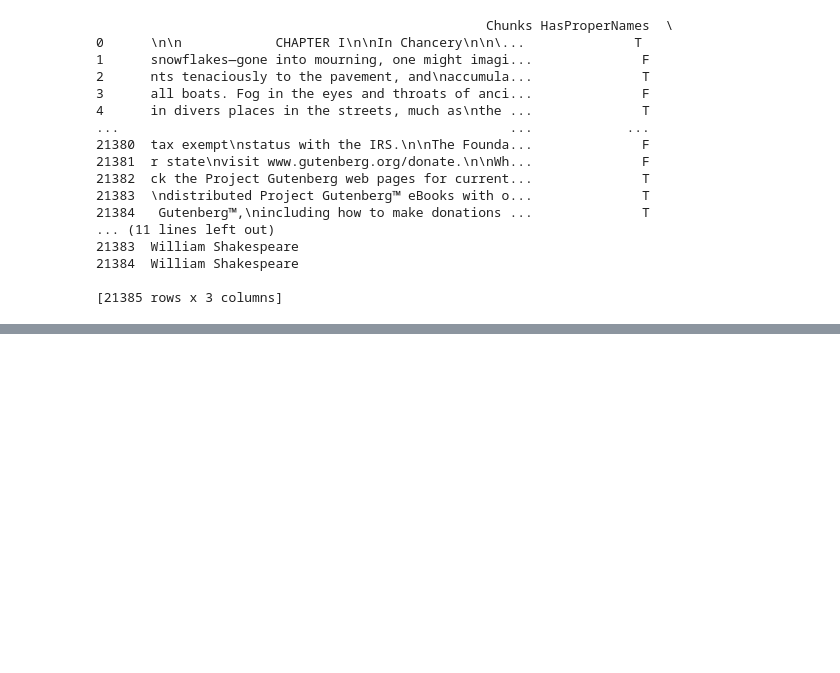
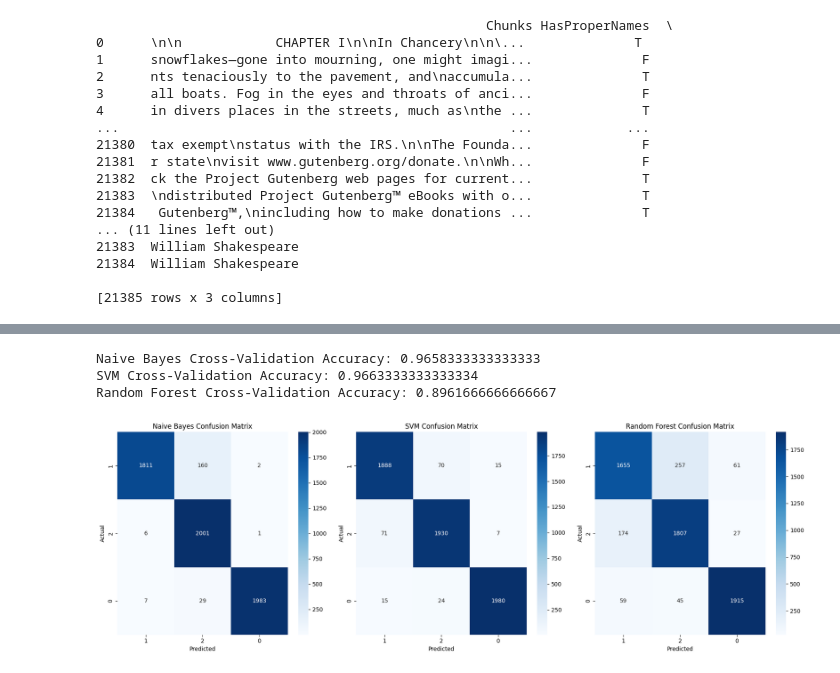
Before and after one commit to harinivanmeeganathan/author_identification_challenge_NLP, a Jupyter notebook: author_identification_attribution_gutenberg_nlp.ipynb, the cells around one changed output, grey strips where cells are left out. Cells and saved outputs as stored; diff of their text form; code cells hidden in the pictures; blank space fills up the shorter version.

```diff
--- a/author_identification_attribution_gutenberg_nlp.ipynb
+++ b/author_identification_attribution_gutenberg_nlp.ipynb
@@ -342,0 +514,66 @@ William Shakespeare       0.73      0.92      0.82       395
+# %%
+from sklearn.model_selection import cross_val_predict, StratifiedKFold
+from sklearn.metrics import confusion_matrix, accuracy_score
+import seaborn as sns
+import matplotlib.pyplot as plt
+from sklearn.naive_bayes import MultinomialNB
+from sklearn.svm import SVC
+from sklearn.ensemble import RandomForestClassifier
+
+# Initialize the models
+nb_model = MultinomialNB()
+svm_model = SVC()
+rf_model = RandomForestClassifier()
+
+# Define the k-fold cross-validation
+kf = StratifiedKFold(n_splits=5, shuffle=True, random_state=42)
+
+# Perform cross-validation and get predictions
+y_pred_nb = cross_val_predict(nb_model, X_train, y_train, cv=kf)
+y_pred_svm = cross_val_predict(svm_model, X_train, y_train, cv=kf)
+y_pred_rf = cross_val_predict(rf_model, X_train, y_train, cv=kf)
+
+# Calculate and print accuracy for all models
+accuracy_nb = accuracy_score(y_train, y_pred_nb)
+accuracy_svm = accuracy_score(y_train, y_pred_svm)
+accuracy_rf = accuracy_score(y_train, y_pred_rf)
+print(f"Naive Bayes Cross-Validation Accuracy: {accuracy_nb}")
+print(f"SVM Cross-Validation Accuracy: {accuracy_svm}")
+print(f"Random Forest Cross-Validation Accuracy: {accuracy_rf}")
+
+# Generate confusion matrices for all models
+conf_matrix_nb = confusion_matrix(y_train, y_pred_nb)
+conf_matrix_svm = confusion_matrix(y_train, y_pred_svm)
+conf_matrix_rf = confusion_matrix(y_train, y_pred_rf)
+
+# Get unique classes from the target variable
+classes = y_train.unique()
+
+# Plot confusion matrices
+plt.figure(figsize=(18, 6))
+
+plt.subplot(1, 3, 1)
+sns.heatmap(conf_matrix_nb, annot=True, fmt='d', cmap='Blues', xticklabels=classes, yticklabels=classes)
+plt.title('Naive Bayes Confusion Matrix')
+plt.xlabel('Predicted')
+plt.ylabel('Actual')
+
+plt.subplot(1, 3, 2)
+sns.heatmap(conf_matrix_svm, annot=True, fmt='d', cmap='Blues', xticklabels=classes, yticklabels=classes)
+plt.title('SVM Confusion Matrix')
+plt.xlabel('Predicted')
+plt.ylabel('Actual')
+
+plt.subplot(1, 3, 3)
+sns.heatmap(conf_matrix_rf, annot=True, fmt='d', cmap='Blues', xticklabels=classes, yticklabels=classes)
+plt.title('Random Forest Confusion Matrix')
+plt.xlabel('Predicted')
+plt.ylabel('Actual')
+
+plt.tight_layout()
+plt.show()
+# %% [output]
+Naive Bayes Cross-Validation Accuracy: 0.9658333333333333
+SVM Cross-Validation Accuracy: 0.9663333333333334
+Random Forest Cross-Validation Accuracy: 0.8961666666666667
+[figure, added]
```
Also changed, not shown: parts of 39 cells of this notebook, 2 other files.
